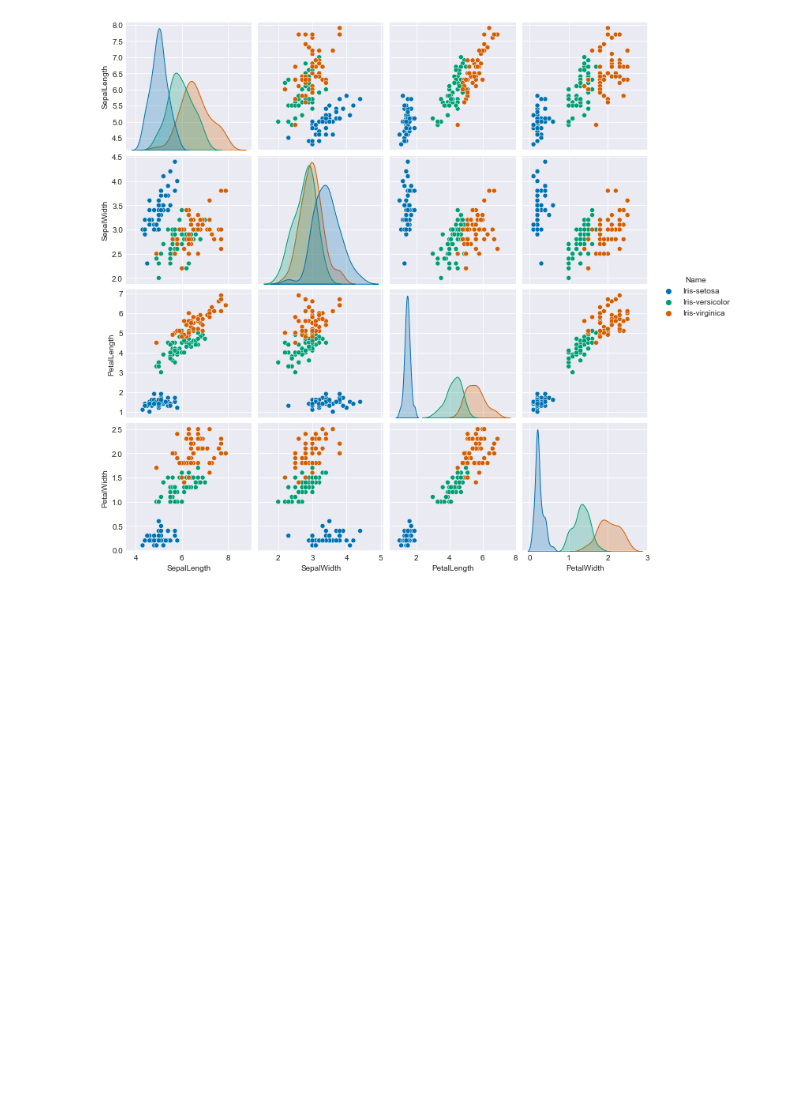
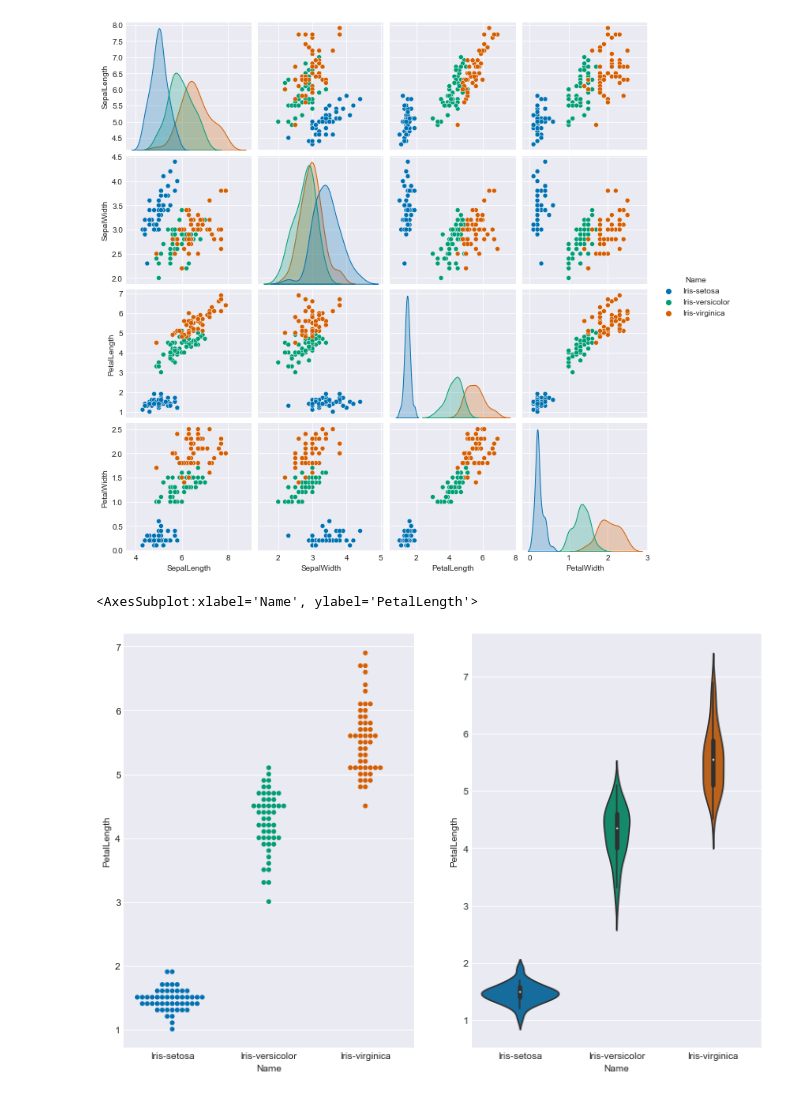
Before and after one commit to EduardoMontero-100/DataScience, a Jupyter notebook: coursera/excercises_seaborn.ipynb, the cells around one changed output. Drawn from its saved outputs; the diff is of its cells as text; code cells hidden in the pictures; blank space fills up the shorter version.

```diff
--- a/coursera/excercises_seaborn.ipynb
+++ b/coursera/excercises_seaborn.ipynb
@@ -87,3 +87,12 @@ sns.pairplot(iris, hue='Name', diag_kind='kde')
 # %% [output]
 <seaborn.axisgrid.PairGrid at 0x...>
 [figure]
+# %%
+plt.figure(figsize=(12,8))
+plt.subplot(1,2,1) #nrows, ncols, index
+sns.swarmplot('Name', 'PetalLength', data = iris)
+plt.subplot(1,2,2)
+sns.violinplot('Name', 'PetalLength', data = iris)
+# %% [output]
+<AxesSubplot:xlabel='Name', ylabel='PetalLength'>
+[figure, added]
```
